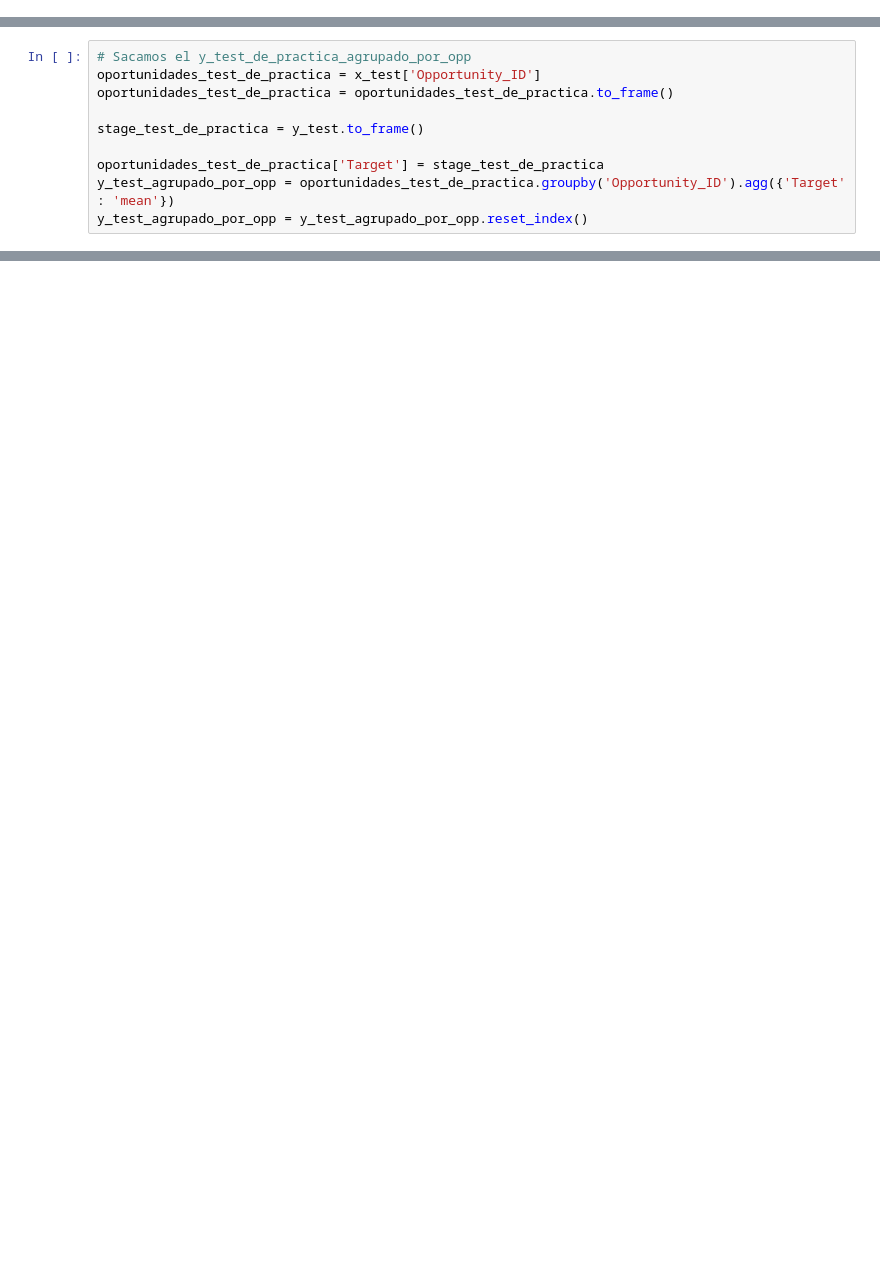
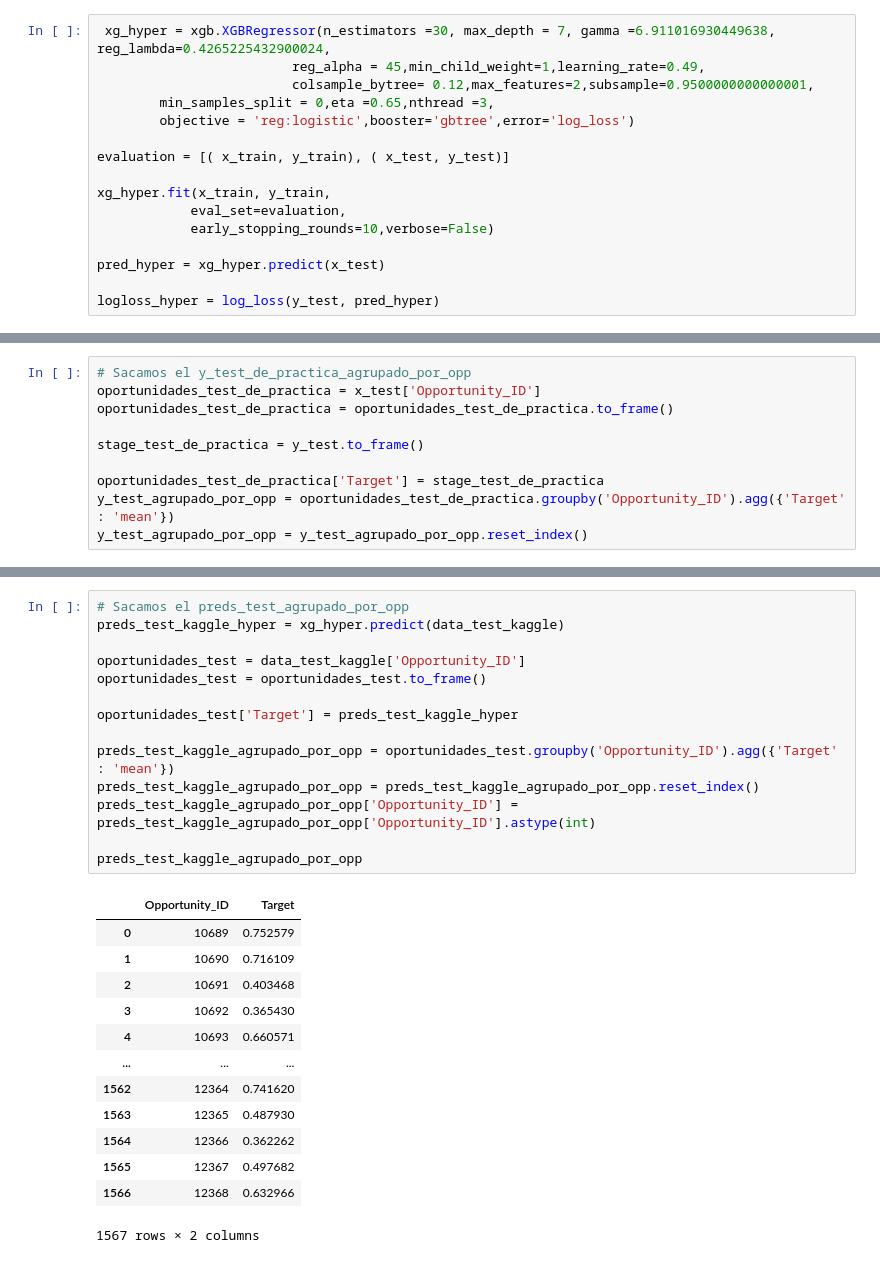
Before and after one commit to joaquinhojman/ArbolesDeDecision, a Jupyter notebook: XGBoost_with_RandomSearch.ipynb, the cells around one changed output, grey strips where cells are left out. Saved outputs shown, nothing was run; the diff lists cells and outputs as text; blank space fills up the shorter version.

```diff
--- a/XGBoost_with_RandomSearch.ipynb
+++ b/XGBoost_with_RandomSearch.ipynb
@@ -441,0 +427,16 @@ error
+# %%
+ xg_hyper = xgb.XGBRegressor(n_estimators =30, max_depth = 7, gamma =6.911016930449638, reg_lambda=0.4265225432900024,
+                         reg_alpha = 45,min_child_weight=1,learning_rate=0.49,
+                         colsample_bytree= 0.12,max_features=2,subsample=0.9500000000000001,
+        min_samples_split = 0,eta =0.65,nthread =3,
+        objective = 'reg:logistic',booster='gbtree',error='log_loss')
+
+evaluation = [( x_train, y_train), ( x_test, y_test)]
+
+xg_hyper.fit(x_train, y_train,
+            eval_set=evaluation,
+            early_stopping_rounds=10,verbose=False)
+
+pred_hyper = xg_hyper.predict(x_test)
+
+logloss_hyper = log_loss(y_test, pred_hyper)
@@ -466,0 +472,28 @@ error
+# %%
+# Sacamos el preds_test_agrupado_por_opp
+preds_test_kaggle_hyper = xg_hyper.predict(data_test_kaggle)
+
+oportunidades_test = data_test_kaggle['Opportunity_ID']
+oportunidades_test = oportunidades_test.to_frame()
+
+oportunidades_test['Target'] = preds_test_kaggle_hyper
+
+preds_test_kaggle_agrupado_por_opp = oportunidades_test.groupby('Opportunity_ID').agg({'Target' : 'mean'})
+preds_test_kaggle_agrupado_por_opp = preds_test_kaggle_agrupado_por_opp.reset_index()
+preds_test_kaggle_agrupado_por_opp['Opportunity_ID'] = preds_test_kaggle_agrupado_por_opp['Opportunity_ID'].astype(int)
+
+preds_test_kaggle_agrupado_por_opp
+# %% [output]
+|  | Opportunity_ID | Target |
+| 0 | 10689 | 0.752579 |
+| 1 | 10690 | 0.716109 |
+| 2 | 10691 | 0.403468 |
+| 3 | 10692 | 0.365430 |
+| 4 | 10693 | 0.660571 |
+| ... | ... | ... |
+| 1562 | 12364 | 0.741620 |
+| 1563 | 12365 | 0.487930 |
+| 1564 | 12366 | 0.362262 |
+| 1565 | 12367 | 0.497682 |
+| 1566 | 12368 | 0.632966 |
+1567 rows × 2 columns
```
Also changed, not shown: parts of 10 cells of this notebook.
